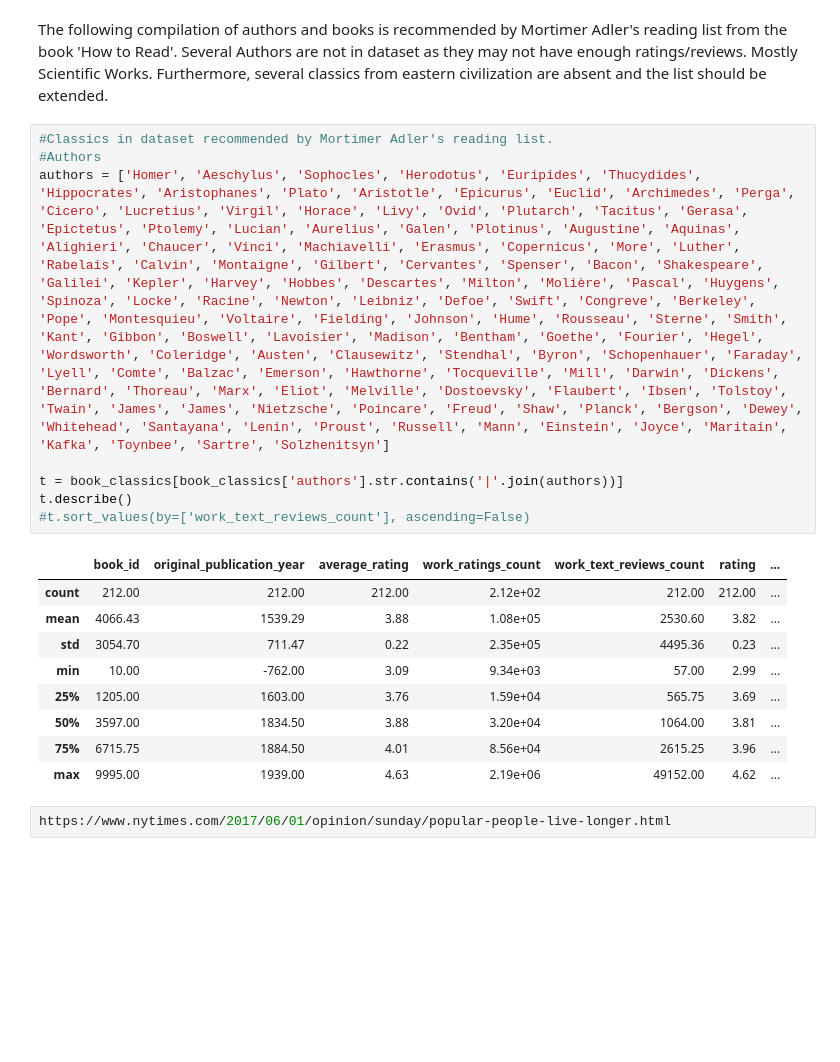
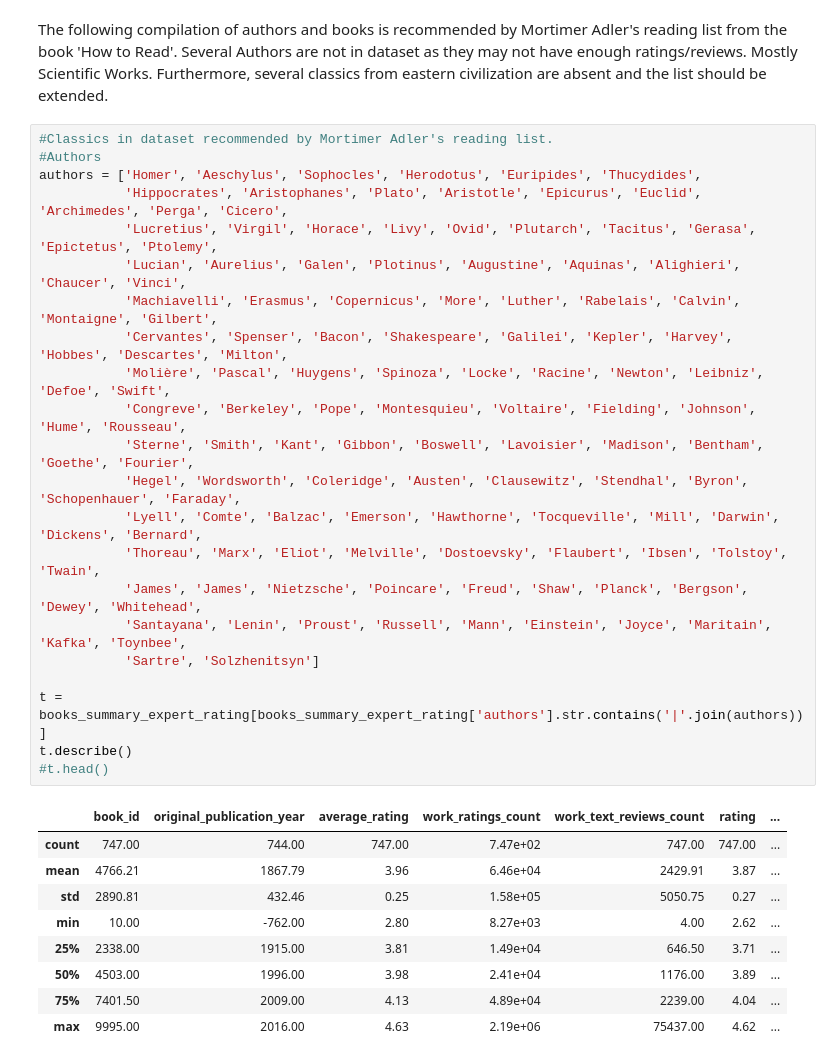
Before and after one commit to kross11480/courses, a Jupyter notebook: goodreads/books_analysis.ipynb, the cells around one changed output. Drawn from its saved outputs; the diff is of its cells as text; blank space fills up the shorter version.

```diff
--- a/goodreads/books_analysis.ipynb
+++ b/goodreads/books_analysis.ipynb
@@ -126,20 +134,32 @@ Furthermore, several classics from eastern civilization are absent and the list
 # %%
 #Classics in dataset recommended by Mortimer Adler's reading list.
 #Authors
-authors = ['Homer', 'Aeschylus', 'Sophocles', 'Herodotus', 'Euripides', 'Thucydides', 'Hippocrates', 'Aristophanes', 'Plato', 'Aristotle', 'Epicurus', 'Euclid', 'Archimedes', 'Perga', 'Cicero', 'Lucretius', 'Virgil', 'Horace', 'Livy', 'Ovid', 'Plutarch', 'Tacitus', 'Gerasa', 'Epictetus', 'Ptolemy', 'Lucian', 'Aurelius', 'Galen', 'Plotinus', 'Augustine', 'Aquinas', 'Alighieri', 'Chaucer', 'Vinci', 'Machiavelli', 'Erasmus', 'Copernicus', 'More', 'Luther', 'Rabelais', 'Calvin', 'Montaigne', 'Gilbert', 'Cervantes', 'Spenser', 'Bacon', 'Shakespeare', 'Galilei', 'Kepler', 'Harvey', 'Hobbes', 'Descartes', 'Milton', 'Molière', 'Pascal', 'Huygens', 'Spinoza', 'Locke', 'Racine', 'Newton', 'Leibniz', 'Defoe', 'Swift', 'Congreve', 'Berkeley', 'Pope', 'Montesquieu', 'Voltaire', 'Fielding', 'Johnson', 'Hume', 'Rousseau', 'Sterne', 'Smith', 'Kant', 'Gibbon', 'Boswell', 'Lavoisier', 'Madison', 'Bentham', 'Goethe', 'Fourier', 'Hegel', 'Wordsworth', 'Coleridge', 'Austen', 'Clausewitz', 'Stendhal', 'Byron', 'Schopenhauer', 'Faraday', 'Lyell', 'Comte', 'Balzac', 'Emerson', 'Hawthorne', 'Tocqueville', 'Mill', 'Darwin', 'Dickens', 'Bernard', 'Thoreau', 'Marx', 'Eliot', 'Melville', 'Dostoevsky', 'Flaubert', 'Ibsen', 'Tolstoy', 'Twain', 'James', 'James', 'Nietzsche', 'Poincare', 'Freud', 'Shaw', 'Planck', 'Bergson', 'Dewey', 'Whitehead', 'Santayana', 'Lenin', 'Proust', 'Russell', 'Mann', 'Einstein', 'Joyce', 'Maritain', 'Kafka', 'Toynbee', 'Sartre', 'Solzhenitsyn']
+authors = ['Homer', 'Aeschylus', 'Sophocles', 'Herodotus', 'Euripides', 'Thucydides',
+           'Hippocrates', 'Aristophanes', 'Plato', 'Aristotle', 'Epicurus', 'Euclid', 'Archimedes', 'Perga', 'Cicero',
+           'Lucretius', 'Virgil', 'Horace', 'Livy', 'Ovid', 'Plutarch', 'Tacitus', 'Gerasa', 'Epictetus', 'Ptolemy',
+           'Lucian', 'Aurelius', 'Galen', 'Plotinus', 'Augustine', 'Aquinas', 'Alighieri', 'Chaucer', 'Vinci',
+           'Machiavelli', 'Erasmus', 'Copernicus', 'More', 'Luther', 'Rabelais', 'Calvin', 'Montaigne', 'Gilbert',
+           'Cervantes', 'Spenser', 'Bacon', 'Shakespeare', 'Galilei', 'Kepler', 'Harvey', 'Hobbes', 'Descartes', 'Milton',
+           'Molière', 'Pascal', 'Huygens', 'Spinoza', 'Locke', 'Racine', 'Newton', 'Leibniz', 'Defoe', 'Swift',
+           'Congreve', 'Berkeley', 'Pope', 'Montesquieu', 'Voltaire', 'Fielding', 'Johnson', 'Hume', 'Rousseau',
+           'Sterne', 'Smith', 'Kant', 'Gibbon', 'Boswell', 'Lavoisier', 'Madison', 'Bentham', 'Goethe', 'Fourier',
+           'Hegel', 'Wordsworth', 'Coleridge', 'Austen', 'Clausewitz', 'Stendhal', 'Byron', 'Schopenhauer', 'Faraday',
+           'Lyell', 'Comte', 'Balzac', 'Emerson', 'Hawthorne', 'Tocqueville', 'Mill', 'Darwin', 'Dickens', 'Bernard',
+           'Thoreau', 'Marx', 'Eliot', 'Melville', 'Dostoevsky', 'Flaubert', 'Ibsen', 'Tolstoy', 'Twain',
+           'James', 'James', 'Nietzsche', 'Poincare', 'Freud', 'Shaw', 'Planck', 'Bergson', 'Dewey', 'Whitehead',
+           'Santayana', 'Lenin', 'Proust', 'Russell', 'Mann', 'Einstein', 'Joyce', 'Maritain', 'Kafka', 'Toynbee',
+           'Sartre', 'Solzhenitsyn']
 
-t = book_classics[book_classics['authors'].str.contains('|'.join(authors))]
+t = books_summary_expert_rating[books_summary_expert_rating['authors'].str.contains('|'.join(authors))]
 t.describe()
-#t.sort_values(by=['work_text_reviews_count'], ascending=False)
+#t.head()
 # %% [output]
 |  | book_id | original_publication_year | average_rating | work_ratings_count | work_text_reviews_count | rating | ... |
-| count | 212.00 | 212.00 | 212.00 | 2.12e+02 | 212.00 | 212.00 | ... |
-| mean | 4066.43 | 1539.29 | 3.88 | 1.08e+05 | 2530.60 | 3.82 | ... |
-| std | 3054.70 | 711.47 | 0.22 | 2.35e+05 | 4495.36 | 0.23 | ... |
-| min | 10.00 | -762.00 | 3.09 | 9.34e+03 | 57.00 | 2.99 | ... |
-| 25% | 1205.00 | 1603.00 | 3.76 | 1.59e+04 | 565.75 | 3.69 | ... |
-| 50% | 3597.00 | 1834.50 | 3.88 | 3.20e+04 | 1064.00 | 3.81 | ... |
-| 75% | 6715.75 | 1884.50 | 4.01 | 8.56e+04 | 2615.25 | 3.96 | ... |
-| max | 9995.00 | 1939.00 | 4.63 | 2.19e+06 | 49152.00 | 4.62 | ... |
+| count | 747.00 | 744.00 | 747.00 | 7.47e+02 | 747.00 | 747.00 | ... |
+| mean | 4766.21 | 1867.79 | 3.96 | 6.46e+04 | 2429.91 | 3.87 | ... |
+| std | 2890.81 | 432.46 | 0.25 | 1.58e+05 | 5050.75 | 0.27 | ... |
+| min | 10.00 | -762.00 | 2.80 | 8.27e+03 | 4.00 | 2.62 | ... |
+| 25% | 2338.00 | 1915.00 | 3.81 | 1.49e+04 | 646.50 | 3.71 | ... |
+| 50% | 4503.00 | 1996.00 | 3.98 | 2.41e+04 | 1176.00 | 3.89 | ... |
+| 75% | 7401.50 | 2009.00 | 4.13 | 4.89e+04 | 2239.00 | 4.04 | ... |
+| max | 9995.00 | 2016.00 | 4.63 | 2.19e+06 | 75437.00 | 4.62 | ... |
-# %%
-https://www.nytimes.com/2017/06/01/opinion/sunday/popular-people-live-longer.html
```
Also changed, not shown: parts of 11 cells of this notebook.
